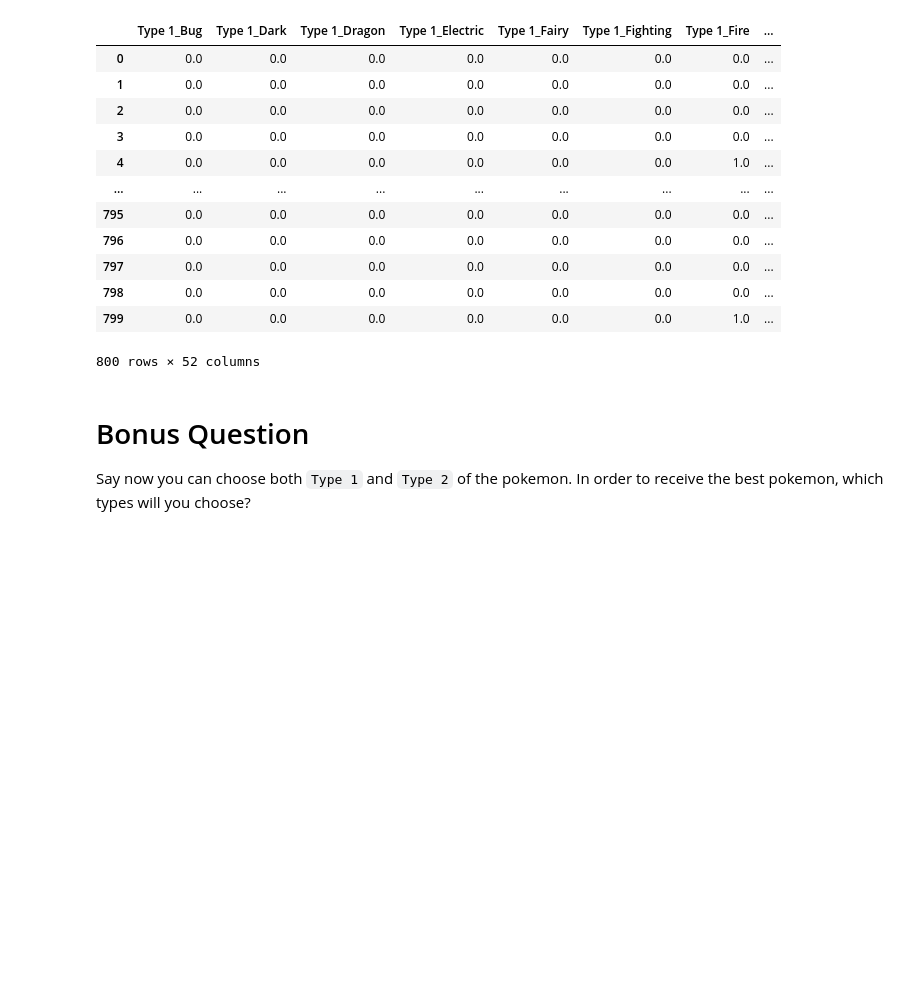
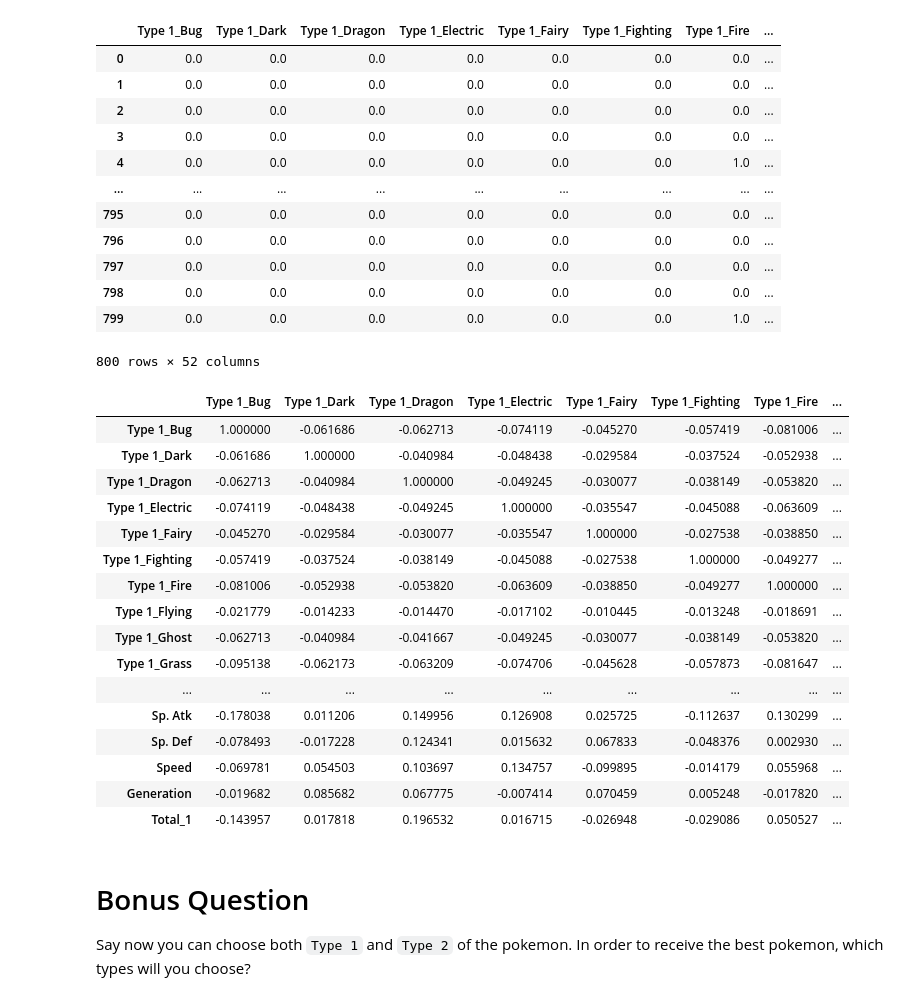
Before and after one commit to zara-siddiqui/lab-dataframe-calculations, a Jupyter notebook: your-code/challenge-2.ipynb, the cells around one changed output. Cells and saved outputs as stored; diff of their text form; code cells hidden in the pictures; blank space fills up the shorter version.

```diff
--- a/your-code/challenge-2.ipynb
+++ b/your-code/challenge-2.ipynb
@@ -269,9 +269,27 @@ display(pokemon2)
 | 799 | 0.0 | 0.0 | 0.0 | 0.0 | 0.0 | 0.0 | 1.0 | ... |
 800 rows × 52 columns
 # %%
-numerical_columns = pokemon.select_dtypes(include='number').columns
-correlations_matrix = may_data[numerical_columns].corr()
+numerical_columns = pokemon2.select_dtypes(include='number').columns
+correlations_matrix = pokemon2[numerical_columns].corr()
 correlations_matrix
+# %% [output]
+|  | Type 1_Bug | Type 1_Dark | Type 1_Dragon | Type 1_Electric | Type 1_Fairy | Type 1_Fighting | Type 1_Fire | ... |
+| Type 1_Bug | 1.000000 | -0.061686 | -0.062713 | -0.074119 | -0.045270 | -0.057419 | -0.081006 | ... |
+| Type 1_Dark | -0.061686 | 1.000000 | -0.040984 | -0.048438 | -0.029584 | -0.037524 | -0.052938 | ... |
+| Type 1_Dragon | -0.062713 | -0.040984 | 1.000000 | -0.049245 | -0.030077 | -0.038149 | -0.053820 | ... |
+| Type 1_Electric | -0.074119 | -0.048438 | -0.049245 | 1.000000 | -0.035547 | -0.045088 | -0.063609 | ... |
+| Type 1_Fairy | -0.045270 | -0.029584 | -0.030077 | -0.035547 | 1.000000 | -0.027538 | -0.038850 | ... |
+| Type 1_Fighting | -0.057419 | -0.037524 | -0.038149 | -0.045088 | -0.027538 | 1.000000 | -0.049277 | ... |
+| Type 1_Fire | -0.081006 | -0.052938 | -0.053820 | -0.063609 | -0.038850 | -0.049277 | 1.000000 | ... |
+| Type 1_Flying | -0.021779 | -0.014233 | -0.014470 | -0.017102 | -0.010445 | -0.013248 | -0.018691 | ... |
+| Type 1_Ghost | -0.062713 | -0.040984 | -0.041667 | -0.049245 | -0.030077 | -0.038149 | -0.053820 | ... |
+| Type 1_Grass | -0.095138 | -0.062173 | -0.063209 | -0.074706 | -0.045628 | -0.057873 | -0.081647 | ... |
+| ... | ... | ... | ... | ... | ... | ... | ... | ... |
+| Sp. Atk | -0.178038 | 0.011206 | 0.149956 | 0.126908 | 0.025725 | -0.112637 | 0.130299 | ... |
+| Sp. Def | -0.078493 | -0.017228 | 0.124341 | 0.015632 | 0.067833 | -0.048376 | 0.002930 | ... |
+| Speed | -0.069781 | 0.054503 | 0.103697 | 0.134757 | -0.099895 | -0.014179 | 0.055968 | ... |
+| Generation | -0.019682 | 0.085682 | 0.067775 | -0.007414 | 0.070459 | 0.005248 | -0.017820 | ... |
+| Total_1 | -0.143957 | 0.017818 | 0.196532 | 0.016715 | -0.026948 | -0.029086 | 0.050527 | ... |
 # %% [markdown]
 # Bonus Question
 
```
